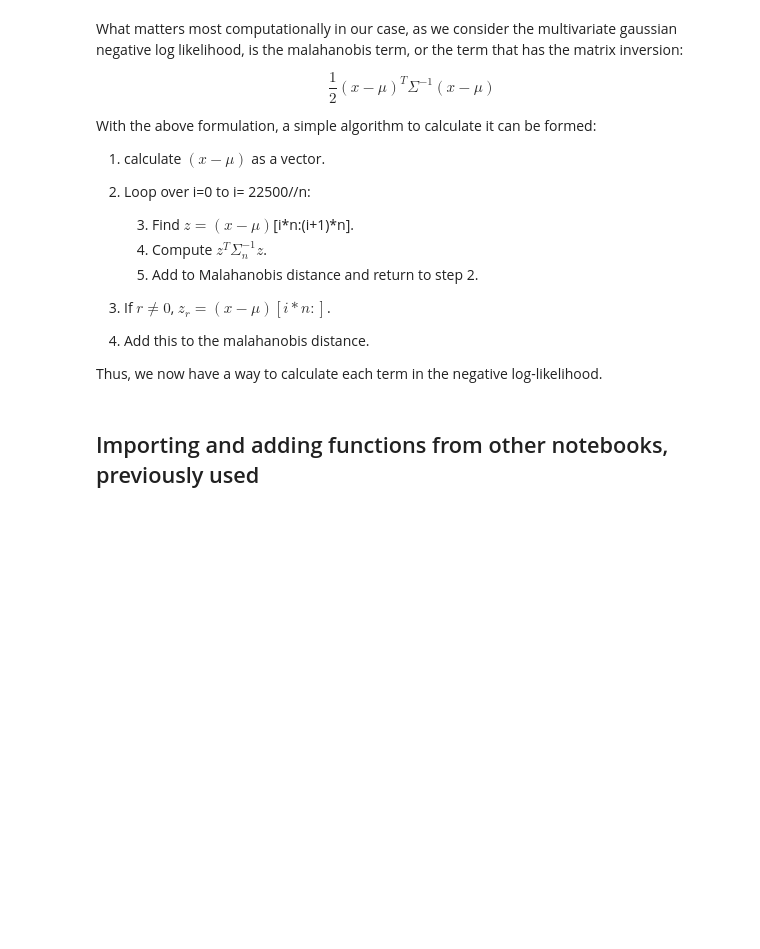
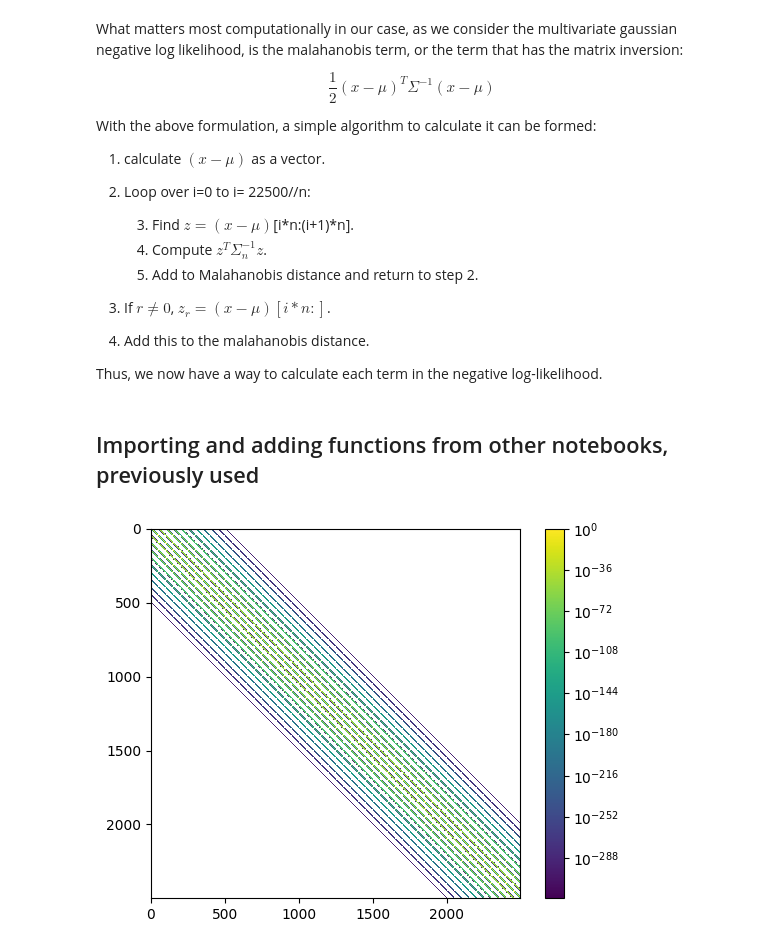
Before and after one commit to AbhishekDey03/mathematical-notebooks, a Jupyter notebook: covariance_matrix_calculations.ipynb, the cells around one changed output. Drawn from its saved outputs; the diff is of its cells as text; code cells hidden in the pictures; blank space fills up the shorter version.

Commit message:
Added example correlations etc

```diff
--- a/covariance_matrix_calculations.ipynb
+++ b/covariance_matrix_calculations.ipynb
@@ -115,3 +118,12 @@ def find_d(image_size):
     dj = j[:, None] - j[None, :]
     d = 1.8*np.sqrt(di**2 + dj**2)
     return d
+# %%
+covariance_matrix = find_correlation_matrix(image_size,sigma)
+
+# Plot the covariance matrix
+plt.imshow(covariance_matrix, cmap=cmap, interpolation='nearest',norm=LogNorm())
+plt.colorbar()
+plt.show()
+# %% [output]
+[figure, added]
```
Also changed, not shown: parts of 4 cells of this notebook.
